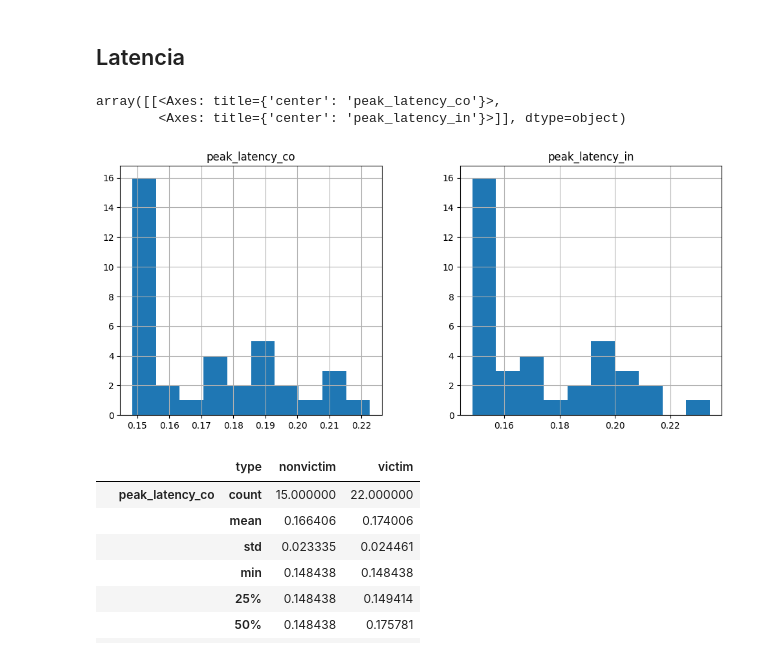
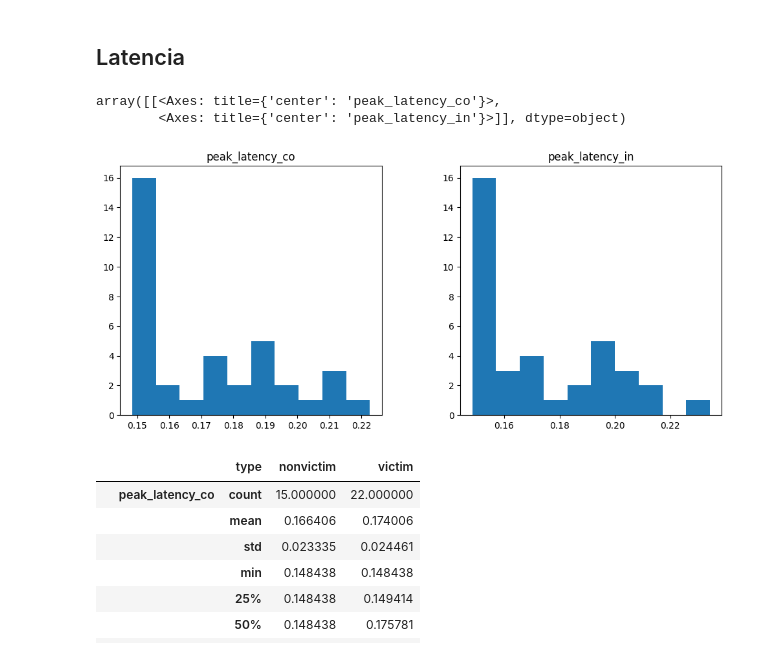
Before and after one commit to jhquiza/iat-eeg, a Jupyter notebook: erp/pruebas-hipotesis.ipynb, the cells around one changed output. Drawn from its saved outputs; the diff is of its cells as text; code cells hidden in the pictures.

```diff
--- a/erp/pruebas-hipotesis.ipynb
+++ b/erp/pruebas-hipotesis.ipynb
@@ -49,11 +49,11 @@ memory usage: 5.5+ KB
 # %% [markdown]
 ## Latencia
 # %%
-data_subjects_erps[['peak_latency_co','peak_latency_in']].hist(bins=10, figsize=(12, 5))
+data_subjects_erps[['peak_latency_co','peak_latency_in']].hist(bins=10, figsize=(12, 5), grid=False)  # noqa: E501
 # %% [output]
 array([[<Axes: title={'center': 'peak_latency_co'}>,
         <Axes: title={'center': 'peak_latency_in'}>]], dtype=object)
-[figure, old version]
+[figure, new version]
 # %%
 data_subjects_erps.groupby('type')[[
     'peak_latency_co',
```
Also changed, not shown: parts of 15 cells of this notebook, 1 other file.
